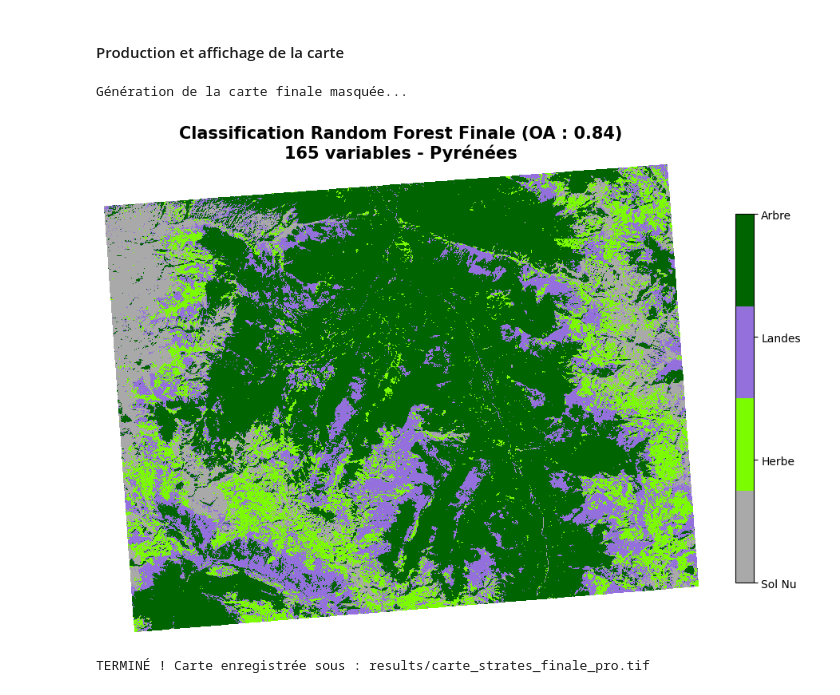
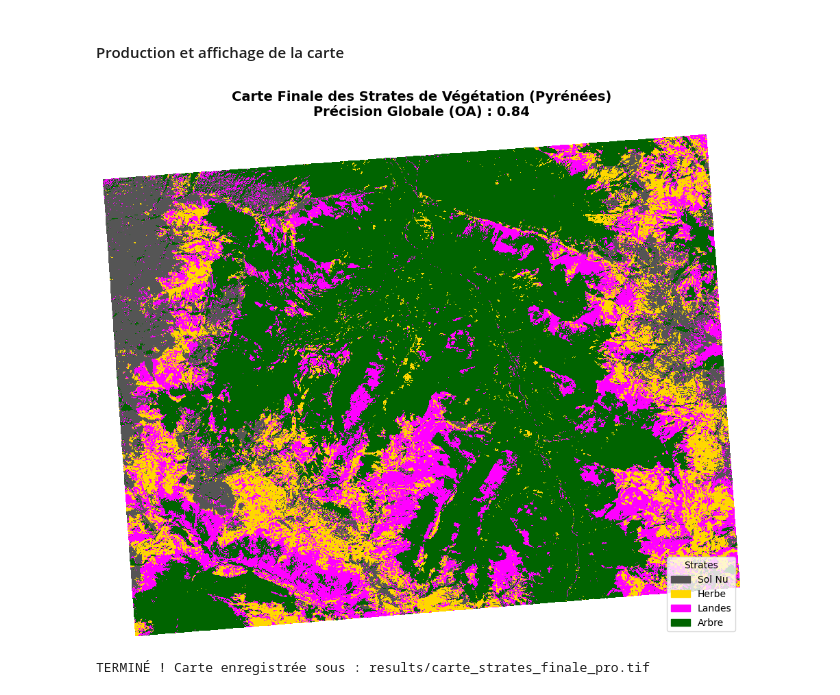
Before and after one commit to Shona2402/projet_telea_TUIL_SHONA, a Jupyter notebook: projet_telea_TUIL_SHONA.ipynb, the cells around one changed output. Drawn from its saved outputs; the diff is of its cells as text; code cells hidden in the pictures.

```diff
--- a/projet_telea_TUIL_SHONA.ipynb
+++ b/projet_telea_TUIL_SHONA.ipynb
@@ -275,8 +391,6 @@ plt.show()
 # %% [markdown]
 #### Production et affichage de la carte
 # %%
-print("Génération de la carte finale masquée...")
-
 # 1. On ré-entraîne une dernière fois
 best_rf.fit(X, Y)
 
@@ -287,45 +401,46 @@ predictions = best_rf.predict(X_all)
 
 # 3. Reconstruction de la carte en 2D
 carte_raw = np.zeros((rows, cols), dtype=np.uint8)
 carte_raw[t_all[0], t_all[1]] = predictions
 
-# 4. Création du masque d'emprise (CORRECTION DU NOM DE VARIABLE)
+# 4. Masque d'emprise
 ds_ref_for_mask = gdal.Open(raster_ref)
-arr_ref_mask = ds_ref_for_mask.GetRasterBand(1).ReadAsArray() # Lecture de la bande 1 uniquement
+arr_ref_mask = ds_ref_for_mask.GetRasterBand(1).ReadAsArray()
 ds_ref_for_mask = None
-
-# 5. Application du masque
 carte_final_clean = np.where(arr_ref_mask > 0, carte_raw, 0)
 
-# 6. Rendu visuel style Lisa
+# 5. Rendu visuel avec TA PALETTE
 map_masked = np.ma.masked_where(carte_final_clean == 0, carte_final_clean)
 
 plt.figure(figsize=(12, 10), facecolor='white')
-colors = ['#A9A9A9', '#7CFC00', '#9370DB', '#006400']
-custom_cmap = ListedColormap(colors)
+
+# On utilise ici ta variable palette_couleurs définie au début du script
+custom_cmap = ListedColormap(palette_couleurs)
 custom_cmap.set_bad(color='white')
 
 im = plt.imshow(map_masked, cmap=custom_cmap, vmin=1, vmax=4, interpolation='none')
-cbar = plt.colorbar(im, ticks=[1, 2, 3, 4], shrink=0.6)
-cbar.ax.set_yticklabels(['Sol Nu', 'Herbe', 'Landes', 'Arbre'])
 
-plt.title(f"Classification Random Forest Finale (OA : {accuracy_score(Y, y_pred):.2f})\n165 variables - Pyrénées",
-          fontsize=15, fontweight='bold')
+# --- OPTION : Une légende avec des carrés (plus pro qu'une colorbar) ---
+import matplotlib.patches as mpatches
+patches = [mpatches.Patch(color=palette_couleurs[i], label=descr_strates[i+1]) for i in range(len(palette_couleurs))]
+plt.legend(handles=patches, loc='lower right', title="Strates", frameon=True, fontsize=10)
+
+plt.title(f"Carte Finale des Strates de Végétation (Pyrénées)\nPrécision Globale (OA) : {accuracy_score(Y, y_pred):.2f}",
+          fontsize=14, fontweight='bold', pad=20)
 plt.axis('off')
 
 plt.savefig(os.path.join(FIG_DIR, 'carte_finale_style_lisa.png'), dpi=300, bbox_inches='tight')
 plt.show()
 
-# 7. Sauvegarde du fichier TIF final
+# 6. Sauvegarde du fichier TIF final
 out_path_tif = os.path.join(OUT_DIR, "carte_strates_finale_pro.tif")
 ds_final = driver.Create(out_path_tif, cols, rows, 1, gdal.GDT_Byte)
 ds_final.SetGeoTransform(gt); ds_final.SetProjection(proj)
 ds_final.GetRasterBand(1).WriteArray(carte_final_clean)
 ds_final.GetRasterBand(1).SetNoDataValue(0)
 ds_final = None
 
 print(f"TERMINÉ ! Carte enregistrée sous : {out_path_tif}")
 # %% [output]
+[figure, new version]
-Génération de la carte finale masquée...
+TERMINÉ ! Carte enregistrée sous : results/carte_strates_finale_pro.tif
-[figure, old version]
-TERMINÉ ! Carte enregistrée sous : results/carte_strates_finale_pro.tif
```
Also changed, not shown: parts of 7 cells of this notebook.
